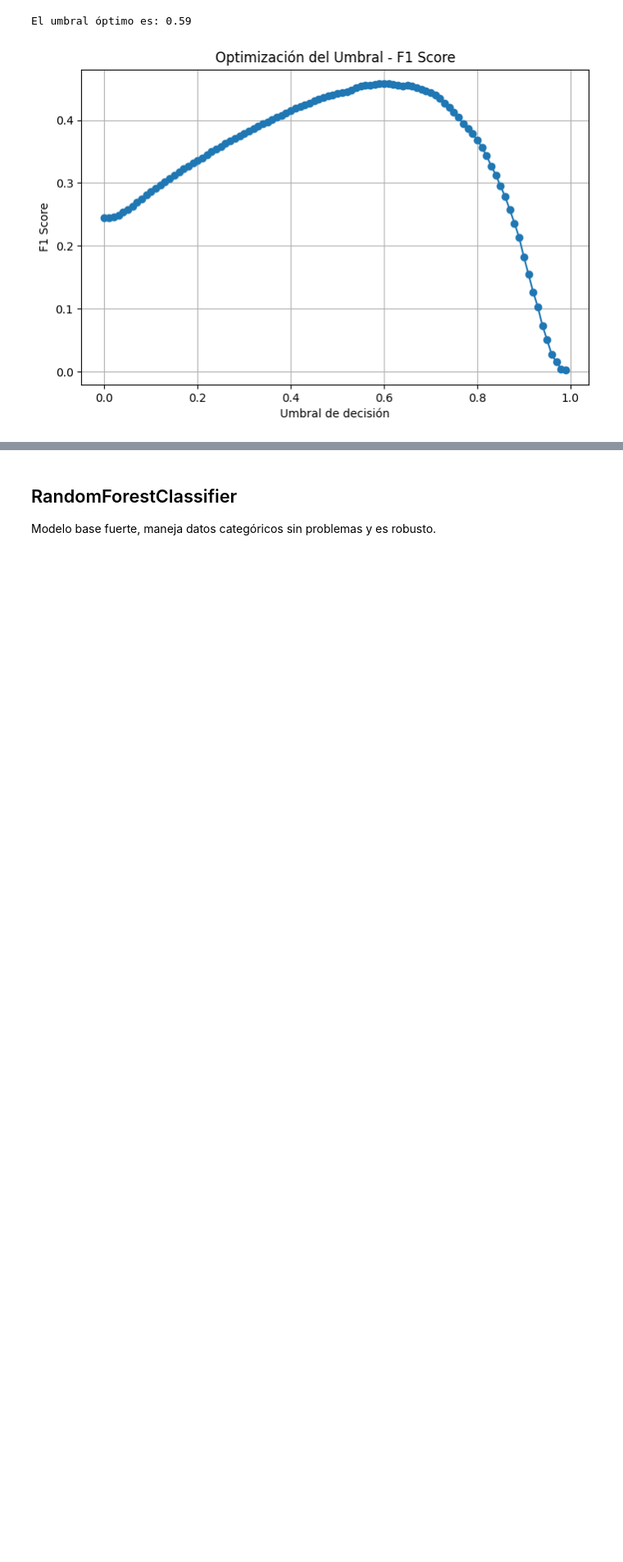
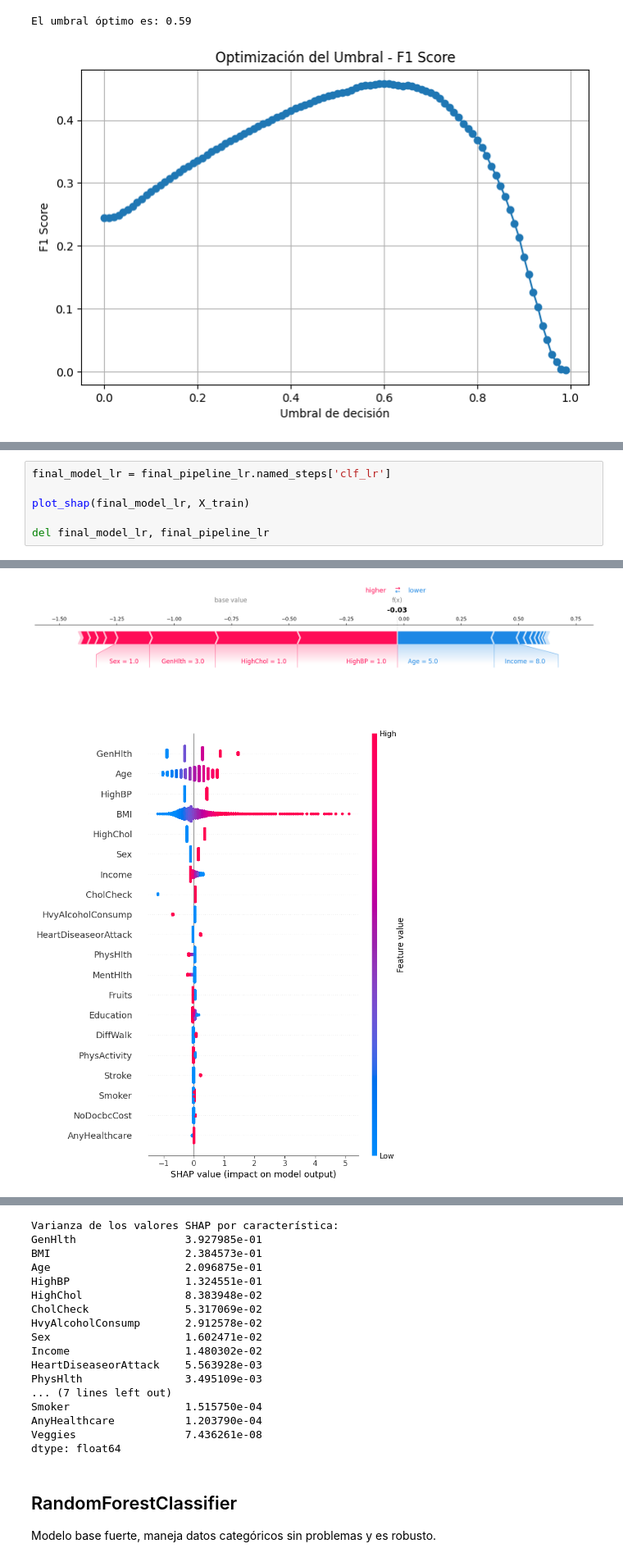
Before and after one commit to raquelgosalbezsirvent/Diabetes-Health-Indicators-ML, a Jupyter notebook: Practica_final.ipynb, the cells around one changed output, grey strips where cells are left out. Shown at 82% size. Cells and saved outputs as stored; diff of their text form; blank space fills up the shorter version.

```diff
--- a/Practica_final.ipynb
+++ b/Practica_final.ipynb
@@ -1883 +2109,8 @@ Summary Table:
 [figure]
+# %%
+final_model_lr = final_pipeline_lr.named_steps['clf_lr']
+
+plot_shap(final_model_lr, X_train)
+
+del final_model_lr, final_pipeline_lr
+# %% [output]
@@ -1883,0 +2118,2 @@ Summary Table:
+[figure, added]
+[figure, added]
@@ -1884,3 +2122,20 @@ Summary Table:
+Varianza de los valores SHAP por característica:
+GenHlth                 3.927985e-01
+BMI                     2.384573e-01
+Age                     2.096875e-01
+HighBP                  1.324551e-01
+HighChol                8.383948e-02
+CholCheck               5.317069e-02
+HvyAlcoholConsump       2.912578e-02
+Sex                     1.602471e-02
+Income                  1.480302e-02
+HeartDiseaseorAttack    5.563928e-03
+PhysHlth                3.495109e-03
+... (7 lines left out)
+Smoker                  1.515750e-04
+AnyHealthcare           1.203790e-04
+Veggies                 7.436261e-08
+dtype: float64
 # %% [markdown]
 ## RandomForestClassifier
 Modelo base fuerte, maneja datos categóricos sin problemas y es robusto.
```
Also changed, not shown: parts of 33 cells of this notebook, 1 other file.
